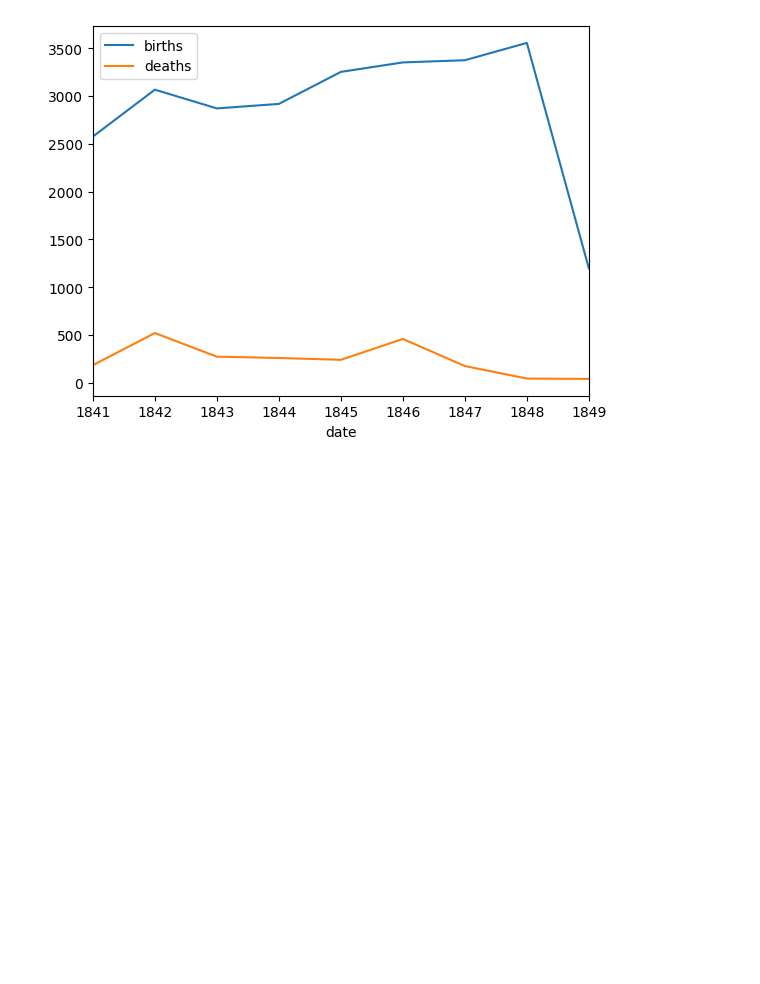
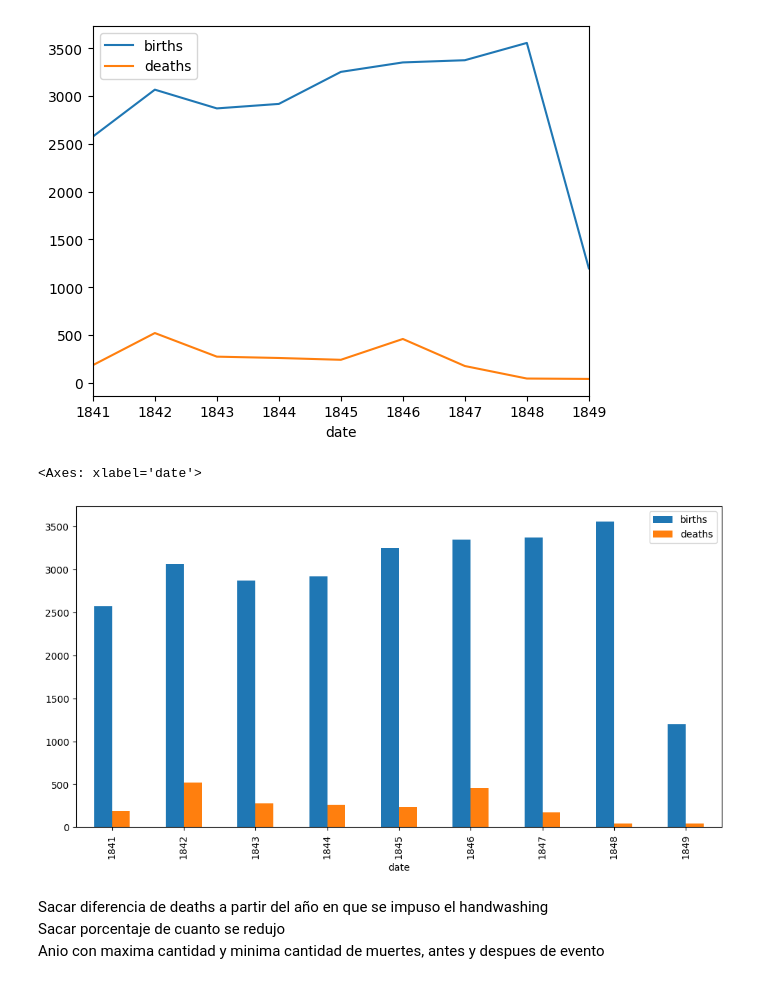
Before and after one commit to tomasfigueroaruesjas/the-effects-of-handwashing, a Jupyter notebook: Untitled.ipynb, the cells around one changed output. Cells and saved outputs as stored; diff of their text form; code cells hidden in the pictures; blank space fills up the shorter version.

```diff
--- a/Untitled.ipynb
+++ b/Untitled.ipynb
@@ -284,9 +306,11 @@ monthly_deaths['deaths'].mean()
 # %% [output]
 np.float64(22.46938775510204)
 # %%
-monthly_deaths['day'] = monthly_deaths['date'].apply(lambda x: x.day)
-monthly_deaths['month'] = monthly_deaths['date'].apply(lambda x: x.month)
-monthly_deaths['year'] = monthly_deaths['date'].apply(lambda x: x.year)
+monthly_deaths['day'] = monthly_deaths.index.day
+monthly_deaths['month'] = monthly_deaths.index.month
+monthly_deaths['year'] = monthly_deaths.index.year
+#monthly_deaths['month'] = monthly_deaths.index.apply(lambda x: x.month)
+#monthly_deaths['year'] = monthly_deaths.index.apply(lambda x: x.year)
 # %%
 monthly_deaths['year'].unique()
 # %% [output]
@@ -398,3 +385,15 @@ dfSumT.plot()
 # %% [output]
 <Axes: xlabel='date'>
 [figure]
+# %%
+ax = dfSumT.plot(kind='bar', figsize=(12,6))
+labels = monthly_deaths['year'].unique()
+ax.set_xticklabels(labels)
+ax
+# %% [output]
+<Axes: xlabel='date'>
+[figure, added]
+# %% [markdown]
+Sacar diferencia de deaths a partir del año en que se impuso el handwashing<br>
+Sacar porcentaje de cuanto se redujo<br>
+Anio con maxima cantidad y minima cantidad de muertes, antes y despues de evento
```
Also changed, not shown: parts of 17 cells of this notebook.
